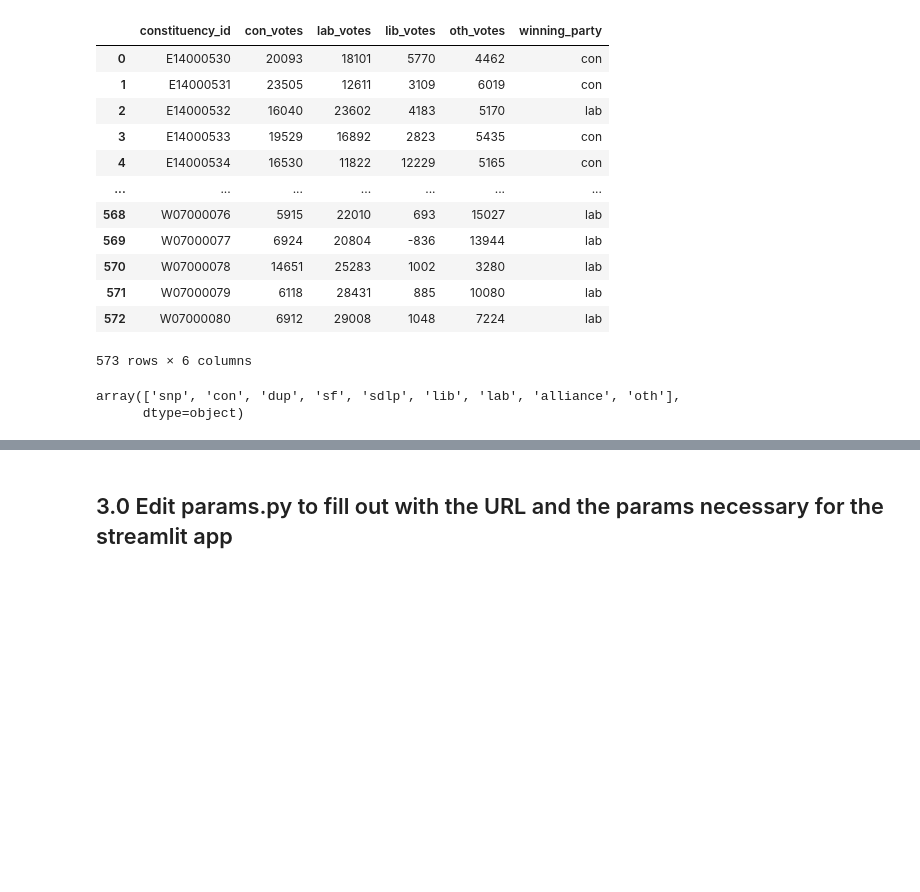
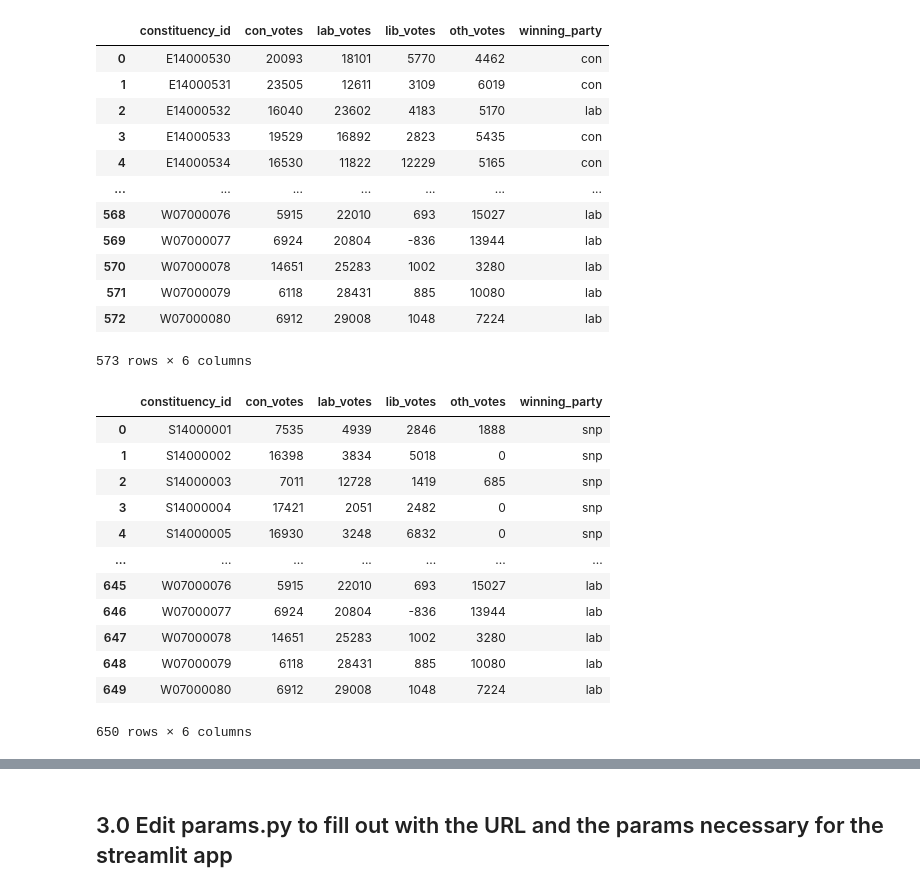
Before and after one commit to willgreen93/UK_election, a Jupyter notebook: interface/how_to.ipynb, the cells around one changed output, grey strips where cells are left out. Drawn from its saved outputs; the diff is of its cells as text; code cells hidden in the pictures; blank space fills up the shorter version.

```diff
--- a/interface/how_to.ipynb
+++ b/interface/how_to.ipynb
@@ -71,7 +71,18 @@ combined_df = pd.concat([extra_cols_clean, pred_df], ignore_index=True)
 # %%
 combined_df['winning_party'] = combined_df['winning_party'].str.lower()
 # %%
-combined_df.winning_party.unique()
+combined_df
 # %% [output]
+|  | constituency_id | con_votes | lab_votes | lib_votes | oth_votes | winning_party |
+| 0 | S14000001 | 7535 | 4939 | 2846 | 1888 | snp |
+| 1 | S14000002 | 16398 | 3834 | 5018 | 0 | snp |
+| 2 | S14000003 | 7011 | 12728 | 1419 | 685 | snp |
+| 3 | S14000004 | 17421 | 2051 | 2482 | 0 | snp |
+| 4 | S14000005 | 16930 | 3248 | 6832 | 0 | snp |
+| ... | ... | ... | ... | ... | ... | ... |
+| 645 | W07000076 | 5915 | 22010 | 693 | 15027 | lab |
+| 646 | W07000077 | 6924 | 20804 | -836 | 13944 | lab |
+| 647 | W07000078 | 14651 | 25283 | 1002 | 3280 | lab |
+| 648 | W07000079 | 6118 | 28431 | 885 | 10080 | lab |
+| 649 | W07000080 | 6912 | 29008 | 1048 | 7224 | lab |
-array(['snp', 'con', 'dup', 'sf', 'sdlp', 'lib', 'lab', 'alliance', 'oth'],
-      dtype=object)
+650 rows × 6 columns
```
Also changed, not shown: parts of 2 cells of this notebook, 3 other files.
